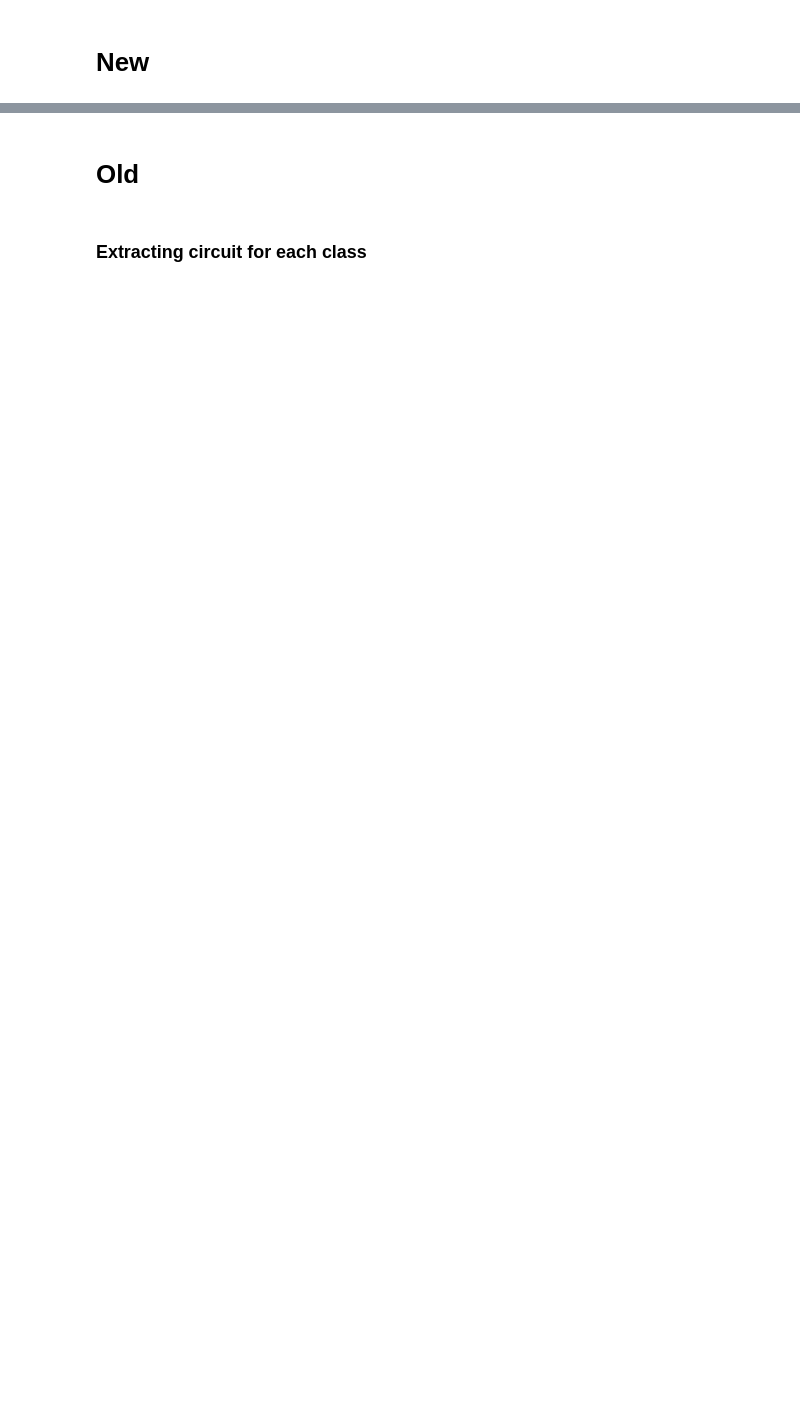
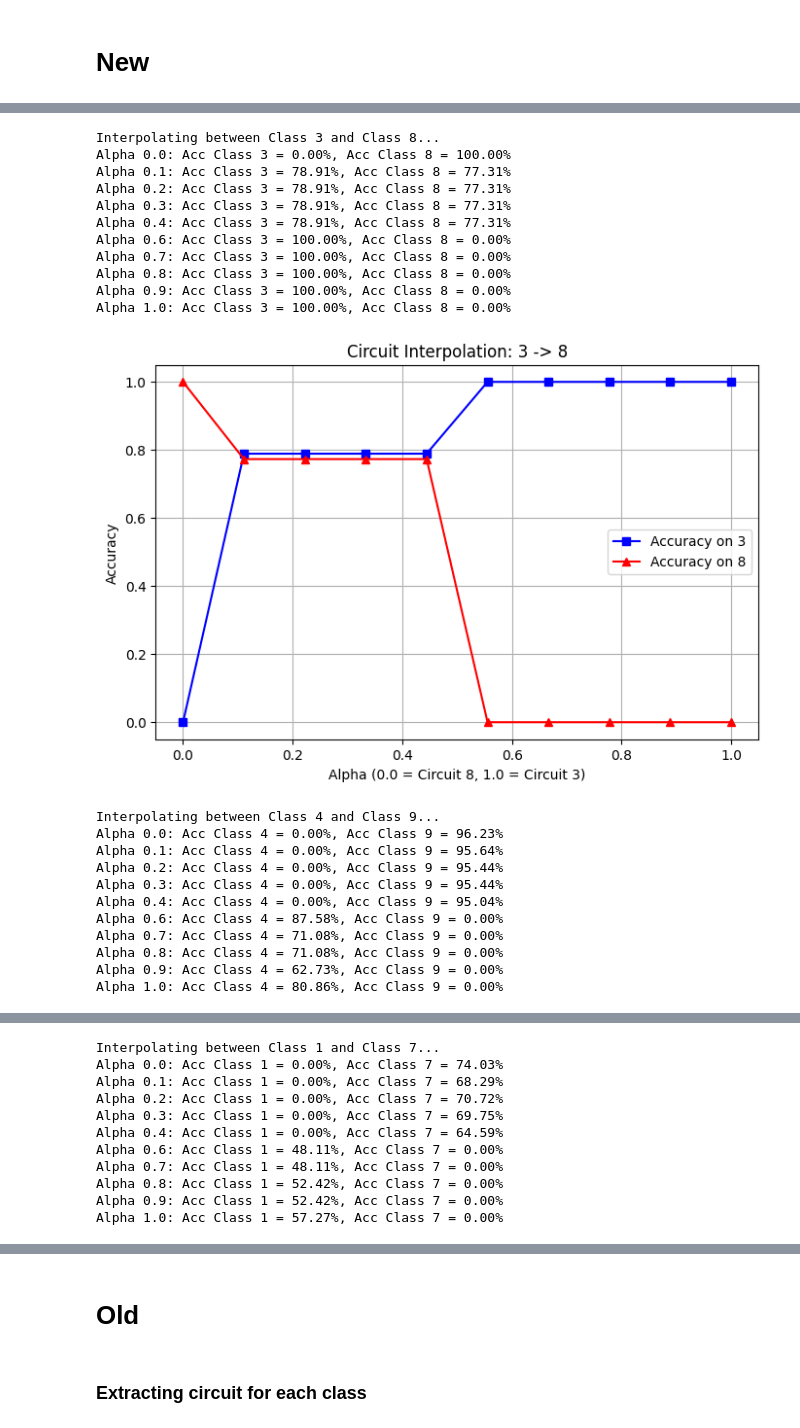
Before and after one commit to cabbage-patch69/Mechanistic-Interpretability, a Jupyter notebook: circuits-tal.ipynb, the cells around one changed output, grey strips where cells are left out. Cells and saved outputs as stored; diff of their text form; code cells hidden in the pictures; blank space fills up the shorter version.

```diff
--- a/circuits-tal.ipynb
+++ b/circuits-tal.ipynb
@@ -1400,30 +1517,55 @@ for target_class in [0, 5]:
 # %%
-pairs_to_interpolate = [(3, 8), (4, 9)]
+pairs_to_interpolate = [(3, 8), (4, 9), (1, 7), (6, 9)]
 
 for (class_a, class_b) in pairs_to_interpolate:
     print(f"\nInterpolating between Class {class_a} and Class {class_b}...")
     interp_circuits = get_interpolated_circuits(
         c_a=dict_10_classes[class_a],
         c_b=dict_10_classes[class_b],
         steps=10
     )
 
     acc_a_list, acc_b_list = [], []
     alphas = list(interp_circuits.keys())
 
     for alpha, interp_c in interp_circuits.items():
         accs = class_wise_acc(interp_c, testloader, classes=[class_a, class_b], device=device)
         acc_a_list.append(accs[class_a])
         acc_b_list.append(accs[class_b])
         print(f"Alpha {alpha:.1f}: Acc Class {class_a} = {accs[class_a]:.2%}, Acc Class {class_b} = {accs[class_b]:.2%}")
 
     plt.figure(figsize=(8, 5))
     plt.plot(alphas, acc_a_list, marker='s', label=f'Accuracy on {class_a}', color='blue')
     plt.plot(alphas, acc_b_list, marker='^', label=f'Accuracy on {class_b}', color='red')
     plt.title(f"Circuit Interpolation: {class_a} -> {class_b}")
     plt.xlabel(f"Alpha (0.0 = Circuit {class_b}, 1.0 = Circuit {class_a})")
     plt.ylabel("Accuracy")
     plt.legend()
     plt.grid(True)
-    plt.savefig(f"out/interpolation_{class_a}_to_{class_b}.png")
-    plt.close()
+    plt.show()
+    # plt.savefig(f"interpolation_{class_a}_to_{class_b}.png")
+    # plt.close()
+# %% [output]
+Interpolating between Class 3 and Class 8...
+Alpha 0.0: Acc Class 3 = 0.00%, Acc Class 8 = 100.00%
+Alpha 0.1: Acc Class 3 = 78.91%, Acc Class 8 = 77.31%
+Alpha 0.2: Acc Class 3 = 78.91%, Acc Class 8 = 77.31%
+Alpha 0.3: Acc Class 3 = 78.91%, Acc Class 8 = 77.31%
+Alpha 0.4: Acc Class 3 = 78.91%, Acc Class 8 = 77.31%
+Alpha 0.6: Acc Class 3 = 100.00%, Acc Class 8 = 0.00%
+Alpha 0.7: Acc Class 3 = 100.00%, Acc Class 8 = 0.00%
+Alpha 0.8: Acc Class 3 = 100.00%, Acc Class 8 = 0.00%
+Alpha 0.9: Acc Class 3 = 100.00%, Acc Class 8 = 0.00%
+Alpha 1.0: Acc Class 3 = 100.00%, Acc Class 8 = 0.00%
+[figure, added]
+Interpolating between Class 4 and Class 9...
+Alpha 0.0: Acc Class 4 = 0.00%, Acc Class 9 = 96.23%
+Alpha 0.1: Acc Class 4 = 0.00%, Acc Class 9 = 95.64%
+Alpha 0.2: Acc Class 4 = 0.00%, Acc Class 9 = 95.44%
+Alpha 0.3: Acc Class 4 = 0.00%, Acc Class 9 = 95.44%
+Alpha 0.4: Acc Class 4 = 0.00%, Acc Class 9 = 95.04%
+Alpha 0.6: Acc Class 4 = 87.58%, Acc Class 9 = 0.00%
+Alpha 0.7: Acc Class 4 = 71.08%, Acc Class 9 = 0.00%
+Alpha 0.8: Acc Class 4 = 71.08%, Acc Class 9 = 0.00%
+Alpha 0.9: Acc Class 4 = 62.73%, Acc Class 9 = 0.00%
+Alpha 1.0: Acc Class 4 = 80.86%, Acc Class 9 = 0.00%
@@ -1429,0 +1573,11 @@ for (class_a, class_b) in pairs_to_interpolate:
+Interpolating between Class 1 and Class 7...
+Alpha 0.0: Acc Class 1 = 0.00%, Acc Class 7 = 74.03%
+Alpha 0.1: Acc Class 1 = 0.00%, Acc Class 7 = 68.29%
+Alpha 0.2: Acc Class 1 = 0.00%, Acc Class 7 = 70.72%
+Alpha 0.3: Acc Class 1 = 0.00%, Acc Class 7 = 69.75%
+Alpha 0.4: Acc Class 1 = 0.00%, Acc Class 7 = 64.59%
+Alpha 0.6: Acc Class 1 = 48.11%, Acc Class 7 = 0.00%
+Alpha 0.7: Acc Class 1 = 48.11%, Acc Class 7 = 0.00%
+Alpha 0.8: Acc Class 1 = 52.42%, Acc Class 7 = 0.00%
+Alpha 0.9: Acc Class 1 = 52.42%, Acc Class 7 = 0.00%
+Alpha 1.0: Acc Class 1 = 57.27%, Acc Class 7 = 0.00%
```
Also changed, not shown: parts of 24 cells of this notebook, 3 other files.
